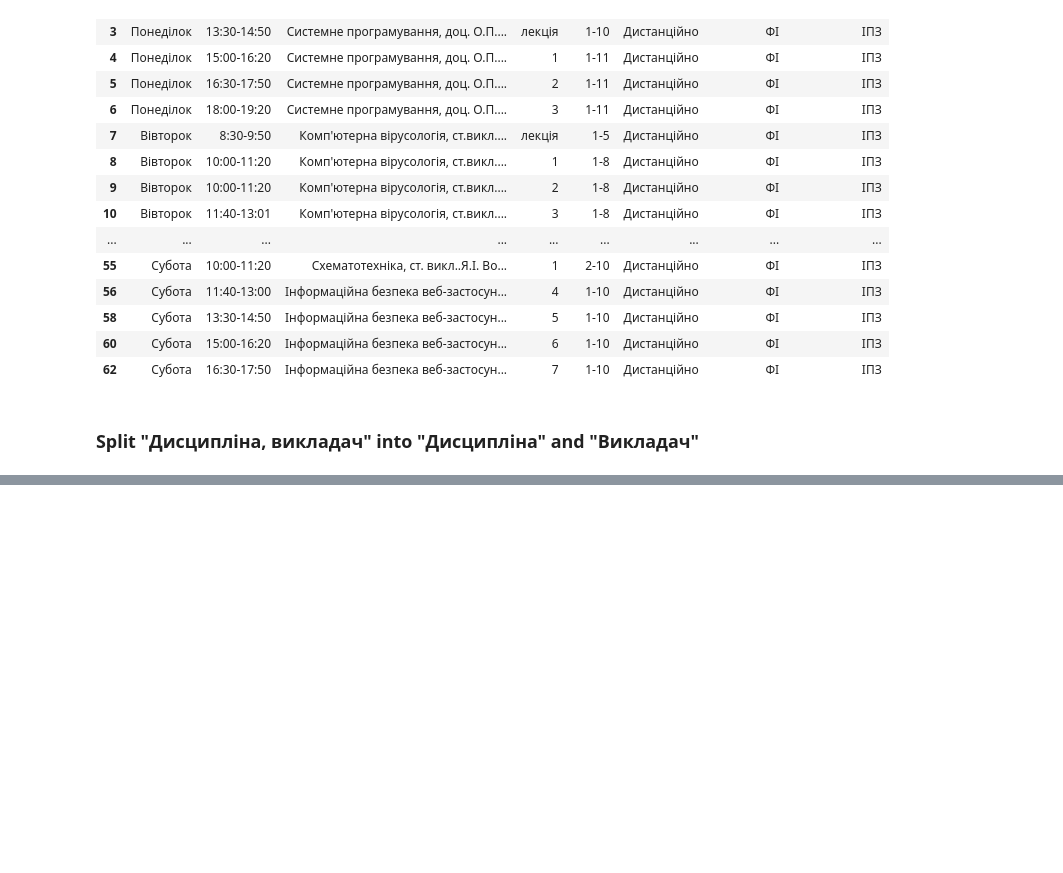
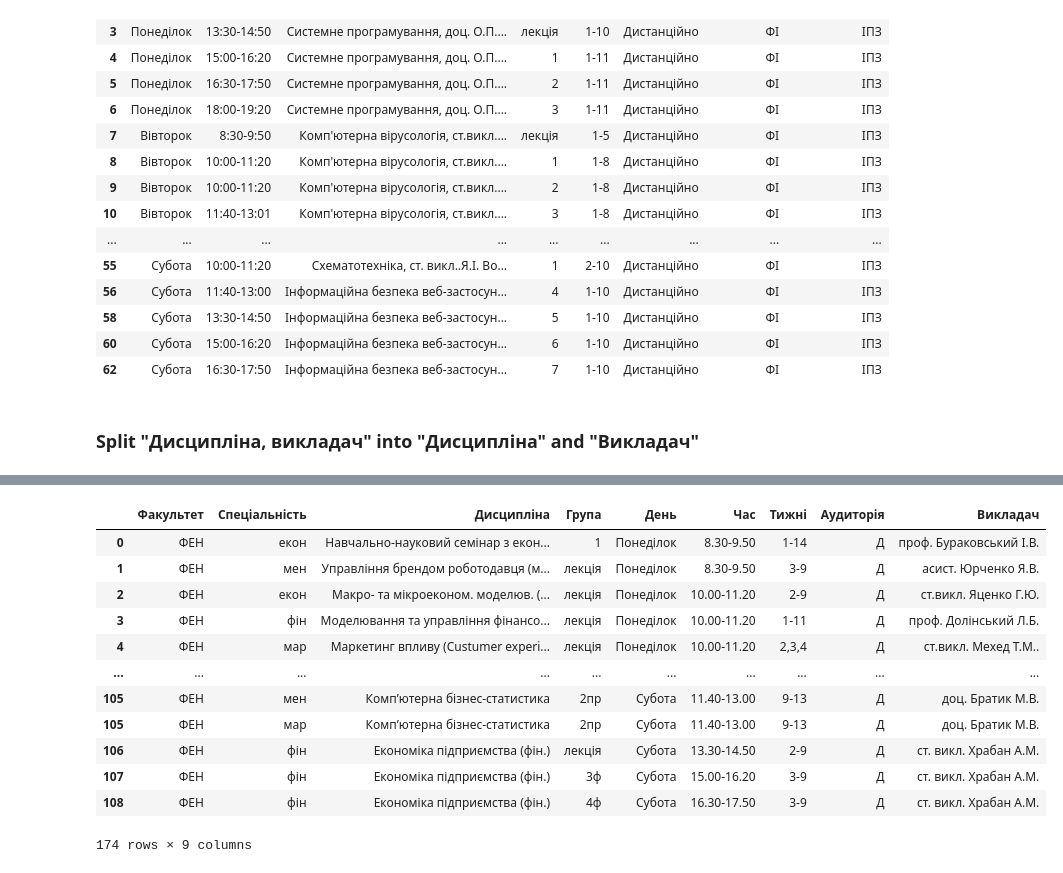
Before and after one commit to 1wannabebetter1/scheduleUnification, a Jupyter notebook: Unificator.ipynb, the cells around one changed output, grey strips where cells are left out. Drawn from its saved outputs; the diff is of its cells as text; code cells hidden in the pictures; blank space fills up the shorter version.

```diff
--- a/Unificator.ipynb
+++ b/Unificator.ipynb
@@ -236,0 +450,4 @@ pe_df2
+# %%
+#special case because it's available for all specialties
+econ_df.loc[econ_df['Дисципліна'].str.contains('економ. теор.'), 'Спеціальність'] = 'фін+екон+мен+мар'
+econ_df
@@ -236,0 +468,4 @@ pe_df2
+# %%
+#special case because it's available for all specialties
+econ_df.loc[econ_df['Дисципліна'].str.contains('Комп’ютерна бізнес-статистика'), 'Спеціальність'] = 'фін+екон+мен+мар'
+econ_df
@@ -236,0 +486,4 @@ pe_df2
+# %%
+#preparing to explode rows with multiple specialties
+econ_df['Спеціальність'] = econ_df['Спеціальність'].replace('\.','', regex=True).replace(', ',',', regex=True).replace(',','+', regex=True)
+econ_df
@@ -236,0 +504,34 @@ pe_df2
+# %%
+#preparing to explode rows with multiple specialties
+econ_df['Спеціальність'] = econ_df['Спеціальність'].str.split('+')
+econ_df=econ_df.explode(column='Спеціальність')
+# %%
+#explode rows with multiple specialties
+econ_df['Факультет'] = "ФЕН"
+econ_df=econ_df.rename(columns={'Тиждень':'Тижні', 'Ауд.':'Аудиторія'})
+econ_df = econ_df[[
+ 'Факультет',
+ 'Спеціальність',
+ 'Дисципліна',
+ 'Група',
+ 'День',
+ 'Час',
+ 'Тижні',
+ 'Аудиторія',
+ 'Викладач'
+]]
+econ_df
+# %% [output]
+|  | Факультет | Спеціальність | Дисципліна | Група | День | Час | Тижні | Аудиторія | Викладач |
+| 0 | ФЕН | екон | Навчально-науковий семінар з екон... | 1 | Понеділок | 8.30-9.50 | 1-14 | Д | проф. Бураковський І.В. |
+| 1 | ФЕН | мен | Управління брендом роботодавця (м... | лекція | Понеділок | 8.30-9.50 | 3-9 | Д | асист. Юрченко Я.В. |
+| 2 | ФЕН | екон | Макро- та мікроеконом. моделюв. (... | лекція | Понеділок | 10.00-11.20 | 2-9 | Д | ст.викл. Яценко Г.Ю. |
+| 3 | ФЕН | фін | Моделювання та управління фінансо... | лекція | Понеділок | 10.00-11.20 | 1-11 | Д | проф. Долінський Л.Б. |
+| 4 | ФЕН | мар | Маркетинг впливу (Custumer experi... | лекція | Понеділок | 10.00-11.20 | 2,3,4 | Д | ст.викл. Мехед Т.М.. |
+| ... | ... | ... | ... | ... | ... | ... | ... | ... | ... |
+| 105 | ФЕН | мен | Комп’ютерна бізнес-статистика | 2пр | Субота | 11.40-13.00 | 9-13 | Д | доц. Братик М.В. |
+| 105 | ФЕН | мар | Комп’ютерна бізнес-статистика | 2пр | Субота | 11.40-13.00 | 9-13 | Д | доц. Братик М.В. |
+| 106 | ФЕН | фін | Економіка підприємства (фін.) | лекція | Субота | 13.30-14.50 | 2-9 | Д | ст. викл. Храбан А.М. |
+| 107 | ФЕН | фін | Економіка підприємства (фін.) | 3ф | Субота | 15.00-16.20 | 3-9 | Д | ст. викл. Храбан А.М. |
+| 108 | ФЕН | фін | Економіка підприємства (фін.) | 4ф | Субота | 16.30-17.50 | 3-9 | Д | ст. викл. Храбан А.М. |
+174 rows × 9 columns
```
Also changed, not shown: parts of 36 cells of this notebook.
